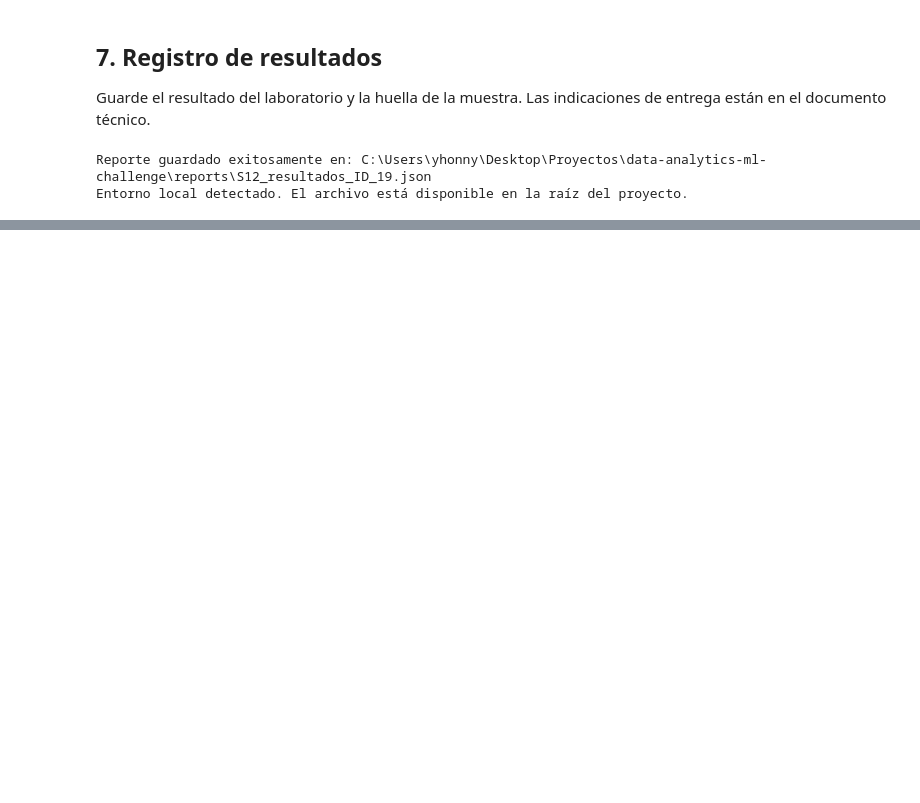
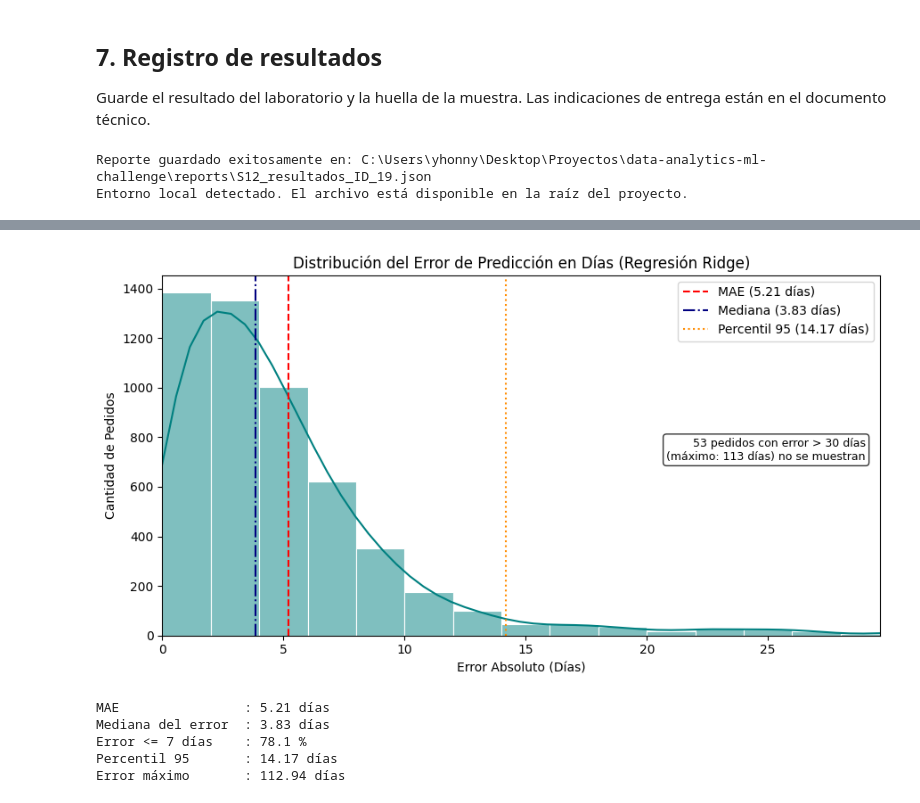
Before and after one commit to cMancillaValle/data-analytics-ml-challenge, a Jupyter notebook: notebooks/Semana_12/S12_ML_Challenge.ipynb, the cells around one changed output, grey strips where cells are left out. Drawn from its saved outputs; the diff is of its cells as text; code cells hidden in the pictures; blank space fills up the shorter version.

Commit message:
fix: Corregir resultados e interpretación, agregar comparación de class_weight y gráficas

```diff
--- a/notebooks/Semana_12/S12_ML_Challenge.ipynb
+++ b/notebooks/Semana_12/S12_ML_Challenge.ipynb
@@ -637,0 +767,54 @@ Entorno local detectado. El archivo está disponible en la raíz del proyecto.
+# %%
+import numpy as np
+import matplotlib.pyplot as plt
+import seaborn as sns
+
+# Error absoluto en días (regresión Ridge de la sección 5)
+errores = np.abs(valid['dias_entrega'].values - pred_dias)
+
+# Estadísticas del error (las mismas cifras se citan en la interpretación)
+mediana = np.median(errores)
+p95 = np.percentile(errores, 95)
+maximo = errores.max()
+pct_hasta_7 = 100 * (errores <= 7).mean()
+
+# El eje X se recorta en el percentil 99 para que la cola larga no aplaste el histograma
+limite_x = np.percentile(errores, 99)
+fuera = int((errores > limite_x).sum())
+
+fig, ax = plt.subplots(figsize=(9, 5))
+sns.histplot(errores, bins=np.arange(0, limite_x + 2, 2), kde=True,
+             kde_kws={'cut': 0}, color='teal', edgecolor='white', ax=ax)
+
+# MAE (se usa el valor calculado en la sección 5), mediana y percentil 95
+ax.axvline(mae, color='red', linestyle='--', label=f'MAE ({mae:.2f} días)')
+ax.axvline(mediana, color='navy', linestyle='-.', label=f'Mediana ({mediana:.2f} días)')
+ax.axvline(p95, color='darkorange', linestyle=':', label=f'Percentil 95 ({p95:.2f} días)')
+
+ax.set_xlim(0, limite_x)
+ax.set_title('Distribución del Error de Predicción en Días (Regresión Ridge)')
+ax.set_xlabel('Error Absoluto (Días)')
+ax.set_ylabel('Cantidad de Pedidos')
+ax.legend()
+
+# Aviso de los casos que quedan fuera del recorte del eje
+ax.text(0.98, 0.55, f'{fuera} pedidos con error > {limite_x:.0f} días\n'
+                    f'(máximo: {maximo:.0f} días) no se muestran',
+        transform=ax.transAxes, ha='right', va='top', fontsize=9,
+        bbox=dict(boxstyle='round', facecolor='white', alpha=0.8))
+
+plt.tight_layout()
+plt.show()
+
+print(f'MAE                : {mae:.2f} días')
+print(f'Mediana del error  : {mediana:.2f} días')
+print(f'Error <= 7 días    : {pct_hasta_7:.1f} %')
+print(f'Percentil 95       : {p95:.2f} días')
+print(f'Error máximo       : {maximo:.2f} días')
+# %% [output]
+[figure, added]
+MAE                : 5.21 días
+Mediana del error  : 3.83 días
+Error <= 7 días    : 78.1 %
+Percentil 95       : 14.17 días
+Error máximo       : 112.94 días
```
Also changed, not shown: parts of 15 cells of this notebook, 5 other files.
